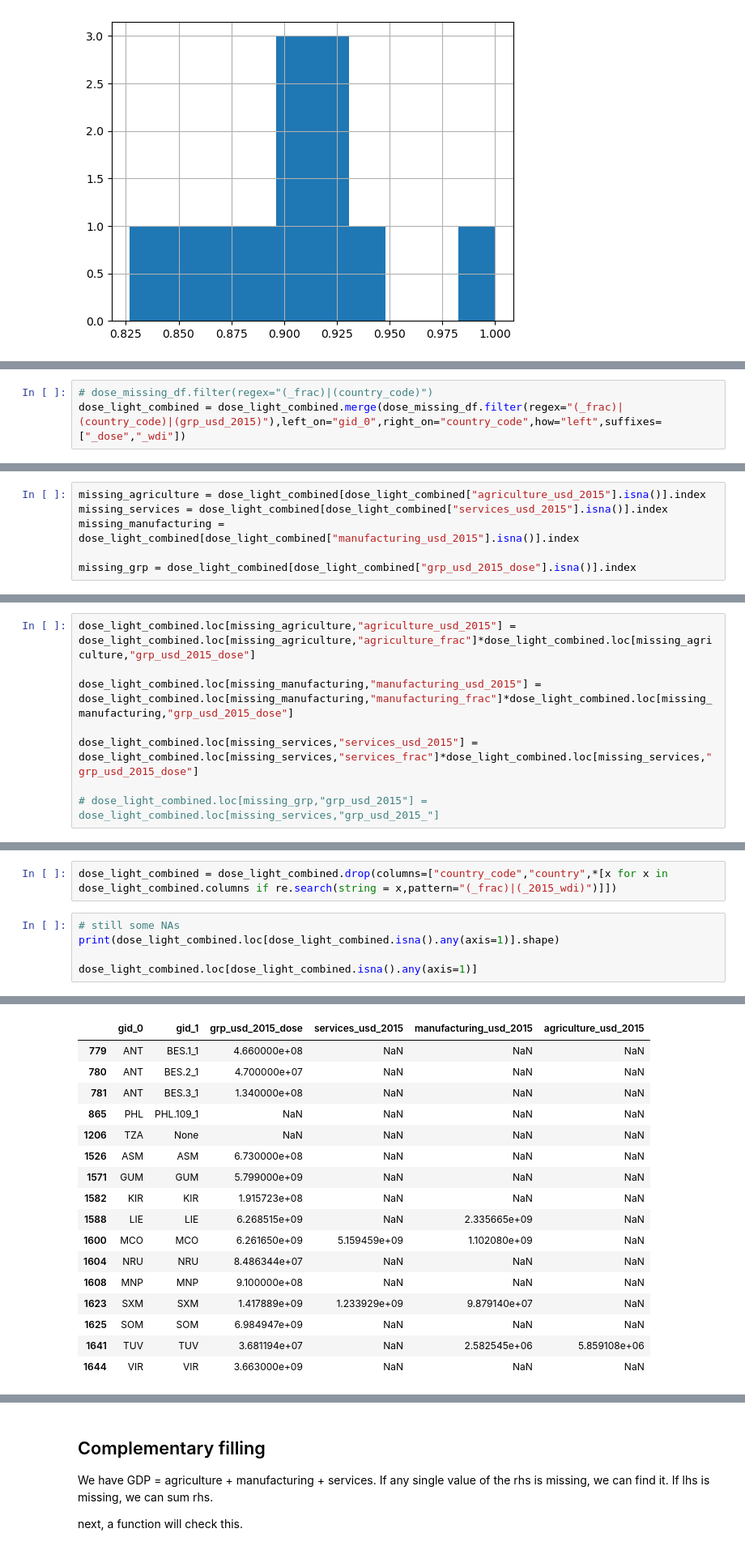
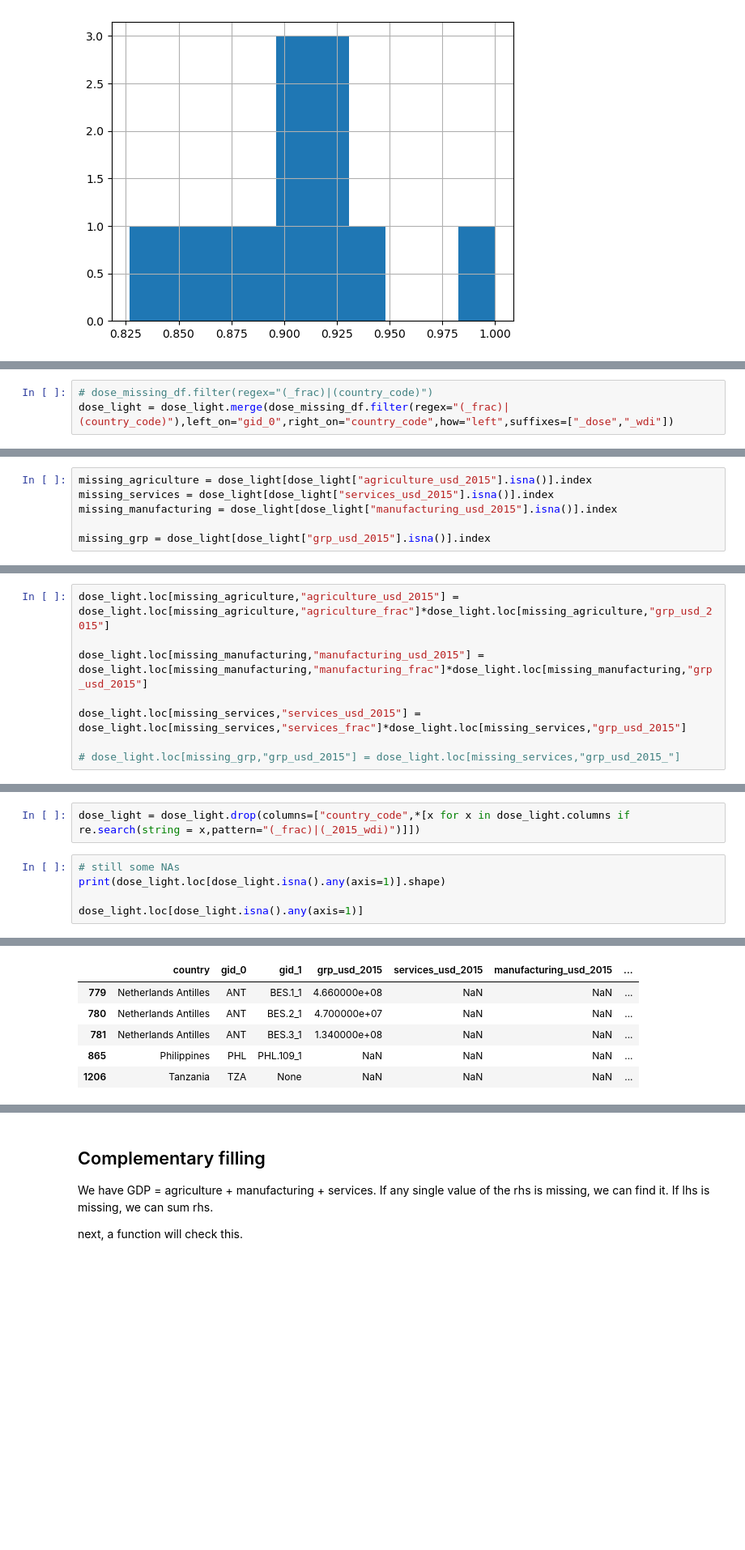
Before and after one commit to nismod/global-econ-data, a Jupyter notebook: notebooks/missing_countries.ipynb, the cells around one changed output, grey strips where cells are left out. Shown: that part at 81% size. Saved outputs shown, nothing was run; the diff lists cells and outputs as text; blank space fills up the shorter version.

```diff
--- a/notebooks/missing_countries.ipynb
+++ b/notebooks/missing_countries.ipynb
@@ -856,4 +1029,4 @@ dose_missing_df.filter(regex="_frac").apply(sum,axis=1).hist()
 # %%
 # dose_missing_df.filter(regex="(_frac)|(country_code)")
-dose_light_combined = dose_light_combined.merge(dose_missing_df.filter(regex="(_frac)|(country_code)|(grp_usd_2015)"),left_on="gid_0",right_on="country_code",how="left",suffixes=["_dose","_wdi"])
+dose_light = dose_light.merge(dose_missing_df.filter(regex="(_frac)|(country_code)"),left_on="gid_0",right_on="country_code",how="left",suffixes=["_dose","_wdi"])
 # %%
@@ -874,6 +1041,6 @@ dose_light_combined.tail(3)
 # %%
-missing_agriculture = dose_light_combined[dose_light_combined["agriculture_usd_2015"].isna()].index
-missing_services = dose_light_combined[dose_light_combined["services_usd_2015"].isna()].index
-missing_manufacturing = dose_light_combined[dose_light_combined["manufacturing_usd_2015"].isna()].index
+missing_agriculture = dose_light[dose_light["agriculture_usd_2015"].isna()].index
+missing_services = dose_light[dose_light["services_usd_2015"].isna()].index
+missing_manufacturing = dose_light[dose_light["manufacturing_usd_2015"].isna()].index
 
-missing_grp = dose_light_combined[dose_light_combined["grp_usd_2015_dose"].isna()].index
+missing_grp = dose_light[dose_light["grp_usd_2015"].isna()].index
@@ -884,8 +1054,8 @@ Index([865, 1206], dtype='int64')
 # %%
-dose_light_combined.loc[missing_agriculture,"agriculture_usd_2015"] = dose_light_combined.loc[missing_agriculture,"agriculture_frac"]*dose_light_combined.loc[missing_agriculture,"grp_usd_2015_dose"]
+dose_light.loc[missing_agriculture,"agriculture_usd_2015"] = dose_light.loc[missing_agriculture,"agriculture_frac"]*dose_light.loc[missing_agriculture,"grp_usd_2015"]
 
-dose_light_combined.loc[missing_manufacturing,"manufacturing_usd_2015"] = dose_light_combined.loc[missing_manufacturing,"manufacturing_frac"]*dose_light_combined.loc[missing_manufacturing,"grp_usd_2015_dose"]
+dose_light.loc[missing_manufacturing,"manufacturing_usd_2015"] = dose_light.loc[missing_manufacturing,"manufacturing_frac"]*dose_light.loc[missing_manufacturing,"grp_usd_2015"]
 
-dose_light_combined.loc[missing_services,"services_usd_2015"] = dose_light_combined.loc[missing_services,"services_frac"]*dose_light_combined.loc[missing_services,"grp_usd_2015_dose"]
+dose_light.loc[missing_services,"services_usd_2015"] = dose_light.loc[missing_services,"services_frac"]*dose_light.loc[missing_services,"grp_usd_2015"]
 
-# dose_light_combined.loc[missing_grp,"grp_usd_2015"] = dose_light_combined.loc[missing_services,"grp_usd_2015_"]
+# dose_light.loc[missing_grp,"grp_usd_2015"] = dose_light.loc[missing_services,"grp_usd_2015_"]
@@ -898,8 +1078,8 @@ dose_light_combined.iloc[missing_grp]
 # %%
-dose_light_combined = dose_light_combined.drop(columns=["country_code","country",*[x for x in dose_light_combined.columns if re.search(string = x,pattern="(_frac)|(_2015_wdi)")]])
+dose_light = dose_light.drop(columns=["country_code",*[x for x in dose_light.columns if re.search(string = x,pattern="(_frac)|(_2015_wdi)")]])
 # %%
 # still some NAs
-print(dose_light_combined.loc[dose_light_combined.isna().any(axis=1)].shape)
+print(dose_light.loc[dose_light.isna().any(axis=1)].shape)
 
-dose_light_combined.loc[dose_light_combined.isna().any(axis=1)]
+dose_light.loc[dose_light.isna().any(axis=1)]
 # %% [output]
@@ -907,17 +1087,6 @@ dose_light_combined.loc[dose_light_combined.isna().any(axis=1)]
-|  | gid_0 | gid_1 | grp_usd_2015_dose | services_usd_2015 | manufacturing_usd_2015 | agriculture_usd_2015 |
-| 779 | ANT | BES.1_1 | 4.660000e+08 | NaN | NaN | NaN |
-| 780 | ANT | BES.2_1 | 4.700000e+07 | NaN | NaN | NaN |
-| 781 | ANT | BES.3_1 | 1.340000e+08 | NaN | NaN | NaN |
-| 865 | PHL | PHL.109_1 | NaN | NaN | NaN | NaN |
-| 1206 | TZA | None | NaN | NaN | NaN | NaN |
-| 1526 | ASM | ASM | 6.730000e+08 | NaN | NaN | NaN |
-| 1571 | GUM | GUM | 5.799000e+09 | NaN | NaN | NaN |
-| 1582 | KIR | KIR | 1.915723e+08 | NaN | NaN | NaN |
-| 1588 | LIE | LIE | 6.268515e+09 | NaN | 2.335665e+09 | NaN |
-| 1600 | MCO | MCO | 6.261650e+09 | 5.159459e+09 | 1.102080e+09 | NaN |
-| 1604 | NRU | NRU | 8.486344e+07 | NaN | NaN | NaN |
-| 1608 | MNP | MNP | 9.100000e+08 | NaN | NaN | NaN |
-| 1623 | SXM | SXM | 1.417889e+09 | 1.233929e+09 | 9.879140e+07 | NaN |
-| 1625 | SOM | SOM | 6.984947e+09 | NaN | NaN | NaN |
-| 1641 | TUV | TUV | 3.681194e+07 | NaN | 2.582545e+06 | 5.859108e+06 |
-| 1644 | VIR | VIR | 3.663000e+09 | NaN | NaN | NaN |
+|  | country | gid_0 | gid_1 | grp_usd_2015 | services_usd_2015 | manufacturing_usd_2015 | ... |
+| 779 | Netherlands Antilles | ANT | BES.1_1 | 4.660000e+08 | NaN | NaN | ... |
+| 780 | Netherlands Antilles | ANT | BES.2_1 | 4.700000e+07 | NaN | NaN | ... |
+| 781 | Netherlands Antilles | ANT | BES.3_1 | 1.340000e+08 | NaN | NaN | ... |
+| 865 | Philippines | PHL | PHL.109_1 | NaN | NaN | NaN | ... |
+| 1206 | Tanzania | TZA | None | NaN | NaN | NaN | ... |
```
Also changed, not shown: parts of 110 cells of this notebook, 3 other files.
